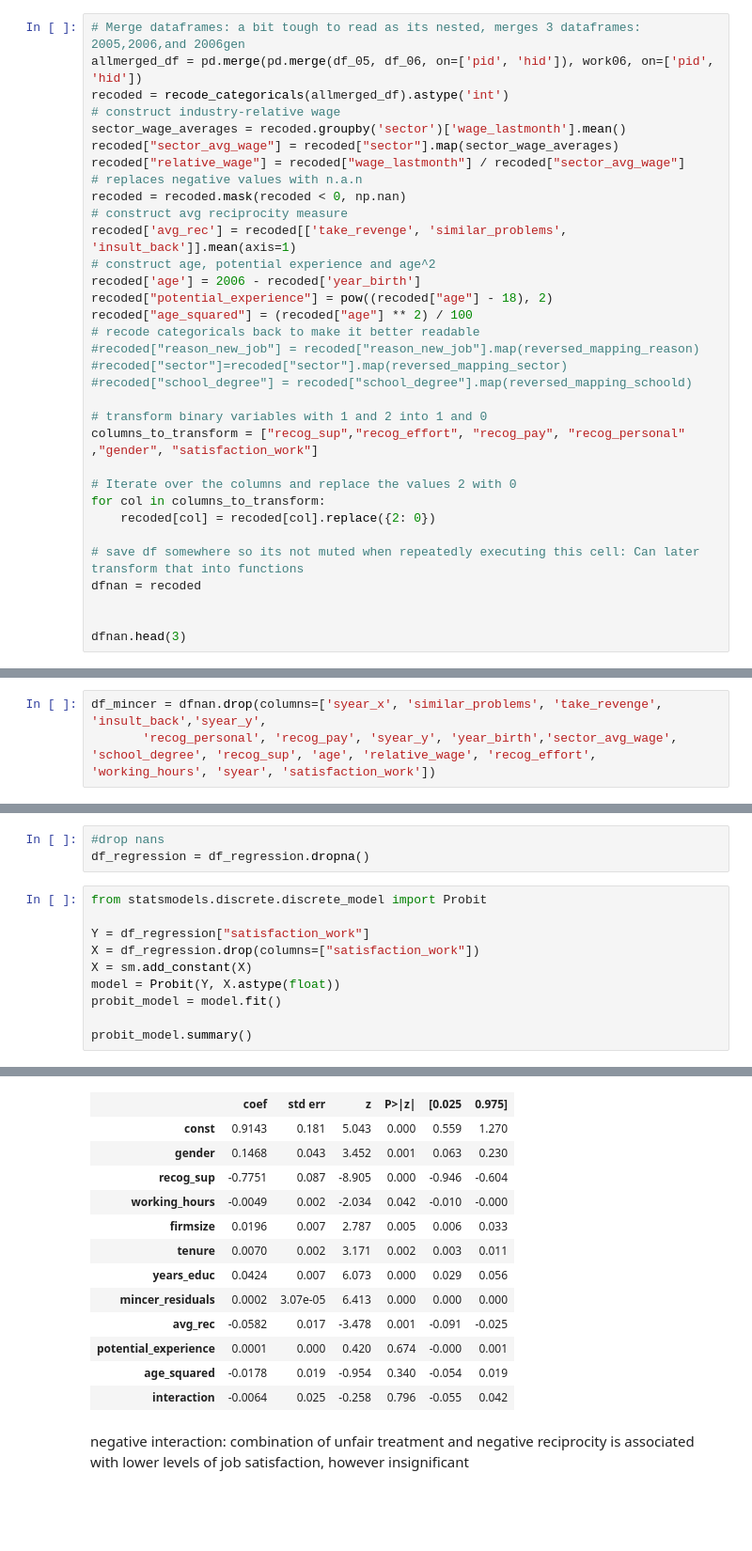
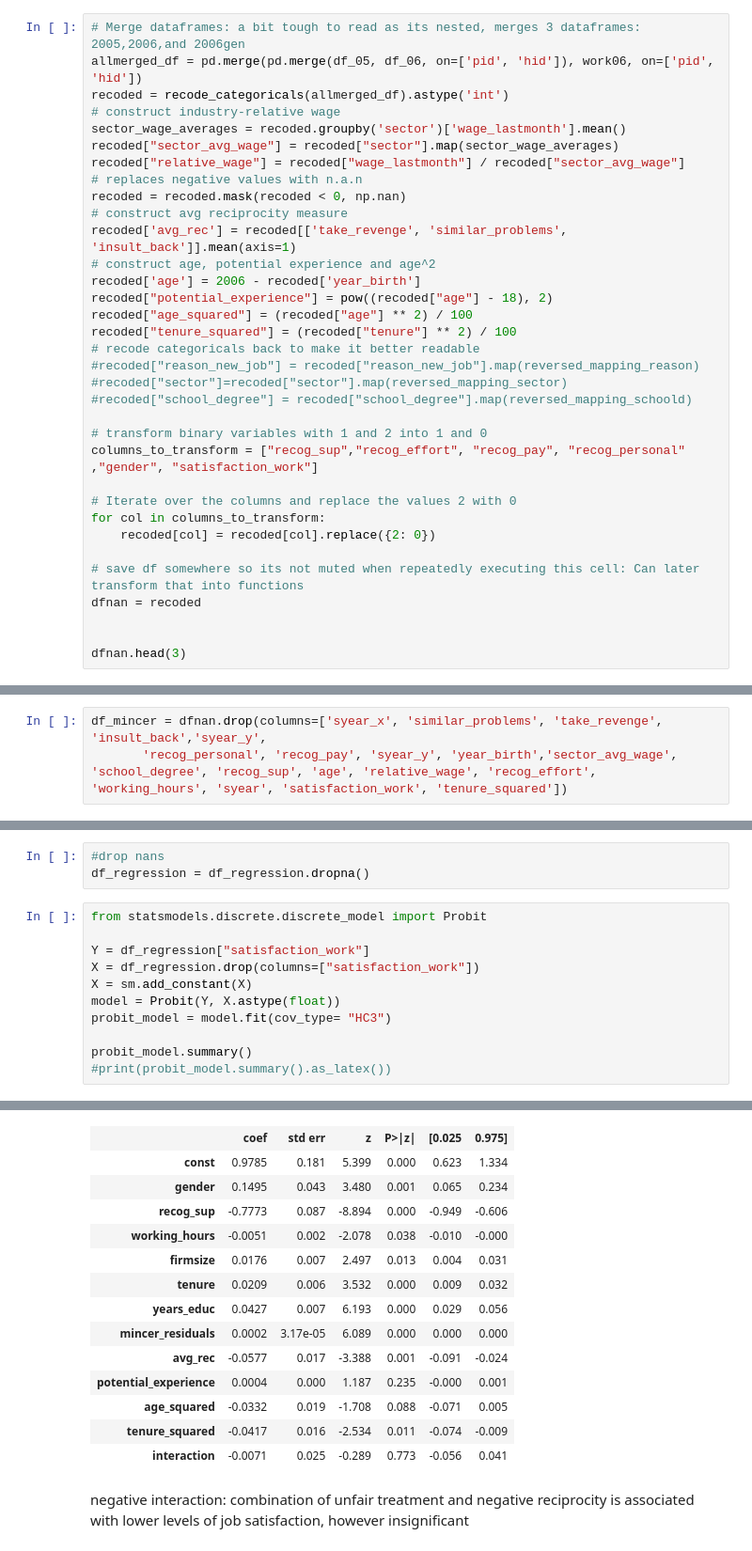
Before and after one commit to maxxxbb/ResearchModule, a Jupyter notebook: src/data_management/job_satisfaction.ipynb, the cells around one changed output, grey strips where cells are left out. Shown at 94% size. Cells and saved outputs as stored; diff of their text form; blank space fills up the shorter version.

```diff
--- a/src/data_management/job_satisfaction.ipynb
+++ b/src/data_management/job_satisfaction.ipynb
@@ -205,6 +205,7 @@ recoded['avg_rec'] = recoded[['take_revenge', 'similar_problems', 'insult_back']
 recoded['age'] = 2006 - recoded['year_birth']
 recoded["potential_experience"] = pow((recoded["age"] - 18), 2)
 recoded["age_squared"] = (recoded["age"] ** 2) / 100
+recoded["tenure_squared"] = (recoded["tenure"] ** 2) / 100
 # recode categoricals back to make it better readable
 #recoded["reason_new_job"] = recoded["reason_new_job"].map(reversed_mapping_reason)
 #recoded["sector"]=recoded["sector"].map(reversed_mapping_sector)
@@ -243,7 +244,7 @@ Index(['syear_x', 'take_revenge', 'similar_problems', 'insult_back', 'syear_y',
 ### Mincer Wage Regression
 # %%
 df_mincer = dfnan.drop(columns=['syear_x', 'similar_problems', 'take_revenge', 'insult_back','syear_y',
-       'recog_personal', 'recog_pay', 'syear_y', 'year_birth','sector_avg_wage', 'school_degree', 'recog_sup', 'age', 'relative_wage', 'recog_effort', 'working_hours', 'syear', 'satisfaction_work'])
+       'recog_personal', 'recog_pay', 'syear_y', 'year_birth','sector_avg_wage', 'school_degree', 'recog_sup', 'age', 'relative_wage', 'recog_effort', 'working_hours', 'syear', 'satisfaction_work', 'tenure_squared'])
 # %%
 # Convert 'gender' and 'sector' columns to categorical data type
 for col in ['gender', 'sector']:
@@ -294,8 +295,9 @@ Y = df_regression["satisfaction_work"]
 X = df_regression.drop(columns=["satisfaction_work"])
 X = sm.add_constant(X)
 model = Probit(Y, X.astype(float))
-probit_model = model.fit()
+probit_model = model.fit(cov_type= "HC3")
 
 probit_model.summary()
+#print(probit_model.summary().as_latex())
 # %% [output]
 Optimization terminated successfully.
@@ -312,16 +314,17 @@ Probit Regression Results
 |  | coef | std err | z | P>|z| | [0.025 | 0.975] |
-| const | 0.9143 | 0.181 | 5.043 | 0.000 | 0.559 | 1.270 |
-| gender | 0.1468 | 0.043 | 3.452 | 0.001 | 0.063 | 0.230 |
-| recog_sup | -0.7751 | 0.087 | -8.905 | 0.000 | -0.946 | -0.604 |
-| working_hours | -0.0049 | 0.002 | -2.034 | 0.042 | -0.010 | -0.000 |
-| firmsize | 0.0196 | 0.007 | 2.787 | 0.005 | 0.006 | 0.033 |
-| tenure | 0.0070 | 0.002 | 3.171 | 0.002 | 0.003 | 0.011 |
-| years_educ | 0.0424 | 0.007 | 6.073 | 0.000 | 0.029 | 0.056 |
-| mincer_residuals | 0.0002 | 3.07e-05 | 6.413 | 0.000 | 0.000 | 0.000 |
-| avg_rec | -0.0582 | 0.017 | -3.478 | 0.001 | -0.091 | -0.025 |
-| potential_experience | 0.0001 | 0.000 | 0.420 | 0.674 | -0.000 | 0.001 |
-| age_squared | -0.0178 | 0.019 | -0.954 | 0.340 | -0.054 | 0.019 |
-| interaction | -0.0064 | 0.025 | -0.258 | 0.796 | -0.055 | 0.042 |
+| const | 0.9785 | 0.181 | 5.399 | 0.000 | 0.623 | 1.334 |
+| gender | 0.1495 | 0.043 | 3.480 | 0.001 | 0.065 | 0.234 |
+| recog_sup | -0.7773 | 0.087 | -8.894 | 0.000 | -0.949 | -0.606 |
+| working_hours | -0.0051 | 0.002 | -2.078 | 0.038 | -0.010 | -0.000 |
+| firmsize | 0.0176 | 0.007 | 2.497 | 0.013 | 0.004 | 0.031 |
+| tenure | 0.0209 | 0.006 | 3.532 | 0.000 | 0.009 | 0.032 |
+| years_educ | 0.0427 | 0.007 | 6.193 | 0.000 | 0.029 | 0.056 |
+| mincer_residuals | 0.0002 | 3.17e-05 | 6.089 | 0.000 | 0.000 | 0.000 |
+| avg_rec | -0.0577 | 0.017 | -3.388 | 0.001 | -0.091 | -0.024 |
+| potential_experience | 0.0004 | 0.000 | 1.187 | 0.235 | -0.000 | 0.001 |
+| age_squared | -0.0332 | 0.019 | -1.708 | 0.088 | -0.071 | 0.005 |
+| tenure_squared | -0.0417 | 0.016 | -2.534 | 0.011 | -0.074 | -0.009 |
+| interaction | -0.0071 | 0.025 | -0.289 | 0.773 | -0.056 | 0.041 |
 # %% [markdown]
 negative interaction: combination of unfair treatment and negative reciprocity is associated with lower levels of job satisfaction, however insignificant
 # %% [markdown]
```
Also changed, not shown: parts of 4 cells of this notebook.
